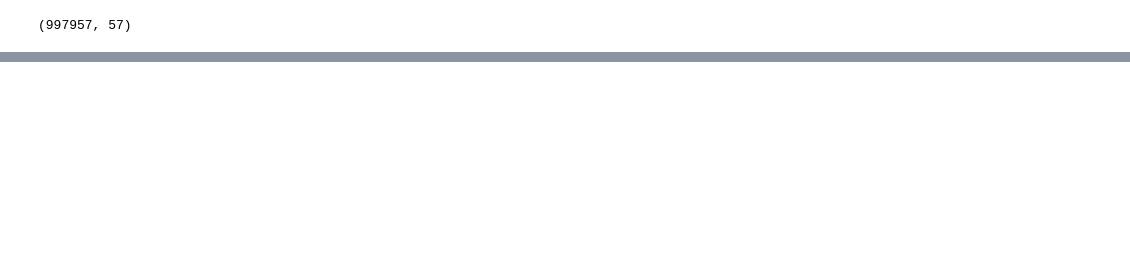
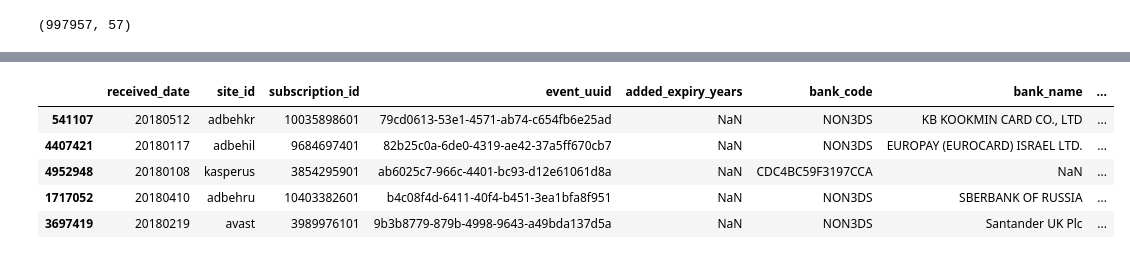
Before and after one commit to songyunlu/ml_training_tool, a Jupyter notebook: srs-train-retry-success.ipynb, the cells around one changed output, grey strips where cells are left out. Saved outputs shown, nothing was run; the diff lists cells and outputs as text; code cells hidden in the pictures; blank space fills up the shorter version.

```diff
--- a/srs-train-retry-success.ipynb
+++ b/srs-train-retry-success.ipynb
@@ -443,6 +332,31 @@ def balancing_class(df_ml):
     print(df_ml_bl[LABEL].value_counts(normalize=True))
     print(df_ml_bl.shape)
     return df_ml_bl
+# %%
+target_size=1500000
+
+### resampling, balancing classes ###
+def balancing_class(df_ml):
+    print(df_ml[LABEL].value_counts(normalize=True))
+    df_cls_0 = df_ml[df_ml[LABEL] == 0]
+    df_cls_1 = df_ml[df_ml[LABEL] == 1]
+
+    #over sampling
+# #     df_cls_0_over = df_cls_0.sample(len(df_cls_1), replace=True)
+# #     df_ml_bl = pd.concat([df_cls_0_over, df_cls_1], axis=0)
+    df_cls_1_over = df_cls_1.sample(target_size, replace=True)
+    df_cls_0_under = df_cls_0.sample(target_size, replace=True)
+    df_ml_bl = pd.concat([df_cls_1_over, df_cls_0_under], axis=0)
+
+#     #under sampling
+# #     df_cls_1_under = df_cls_1.sample(len(df_cls_0), replace=True)
+# #     df_ml_bl = pd.concat([df_cls_1_under, df_cls_0], axis=0)
+#     df_cls_0_under = df_cls_0.sample(len(df_cls_1), replace=True)
+#     df_ml_bl = pd.concat([df_cls_0_under, df_cls_1], axis=0)
+
+    print(df_ml_bl[LABEL].value_counts(normalize=True))
+    print(df_ml_bl.shape)
+    return df_ml_bl
 # %%
 retry_success_balanced_all = balancing_class(retry_success)
 # csv_name = str('subs_retry_balanced__%s_%s_%s.csv' % (start_date, end_date, "_".join(site_ids)))
@@ -459,0 +370,10 @@ Name: success, dtype: float64
+# %%
+retry_success_balanced_all = retry_success_balanced_all.drop('Unnamed: 0', axis=1)
+retry_success_balanced_all.head()
+# %% [output]
+|  | received_date | site_id | subscription_id | event_uuid | added_expiry_years | bank_code | bank_name | ... |
+| 541107 | 20180512 | adbehkr | 10035898601 | 79cd0613-53e1-4571-ab74-c654fb6e25ad | NaN | NON3DS | KB KOOKMIN CARD CO., LTD | ... |
+| 4407421 | 20180117 | adbehil | 9684697401 | 82b25c0a-6de0-4319-ae42-37a5ff670cb7 | NaN | NON3DS | EUROPAY (EUROCARD) ISRAEL LTD. | ... |
+| 4952948 | 20180108 | kasperus | 3854295901 | ab6025c7-966c-4401-bc93-d12e61061d8a | NaN | CDC4BC59F3197CCA | NaN | ... |
+| 1717052 | 20180410 | adbehru | 10403382601 | b4c08f4d-6411-40f4-b451-3ea1bfa8f951 | NaN | NON3DS | SBERBANK OF RUSSIA | ... |
+| 3697419 | 20180219 | avast | 3989976101 | 9b3b8779-879b-4998-9643-a49bda137d5a | NaN | NON3DS | Santander UK Plc | ... |
```
Also changed, not shown: parts of 35 cells of this notebook, 2 other files.
